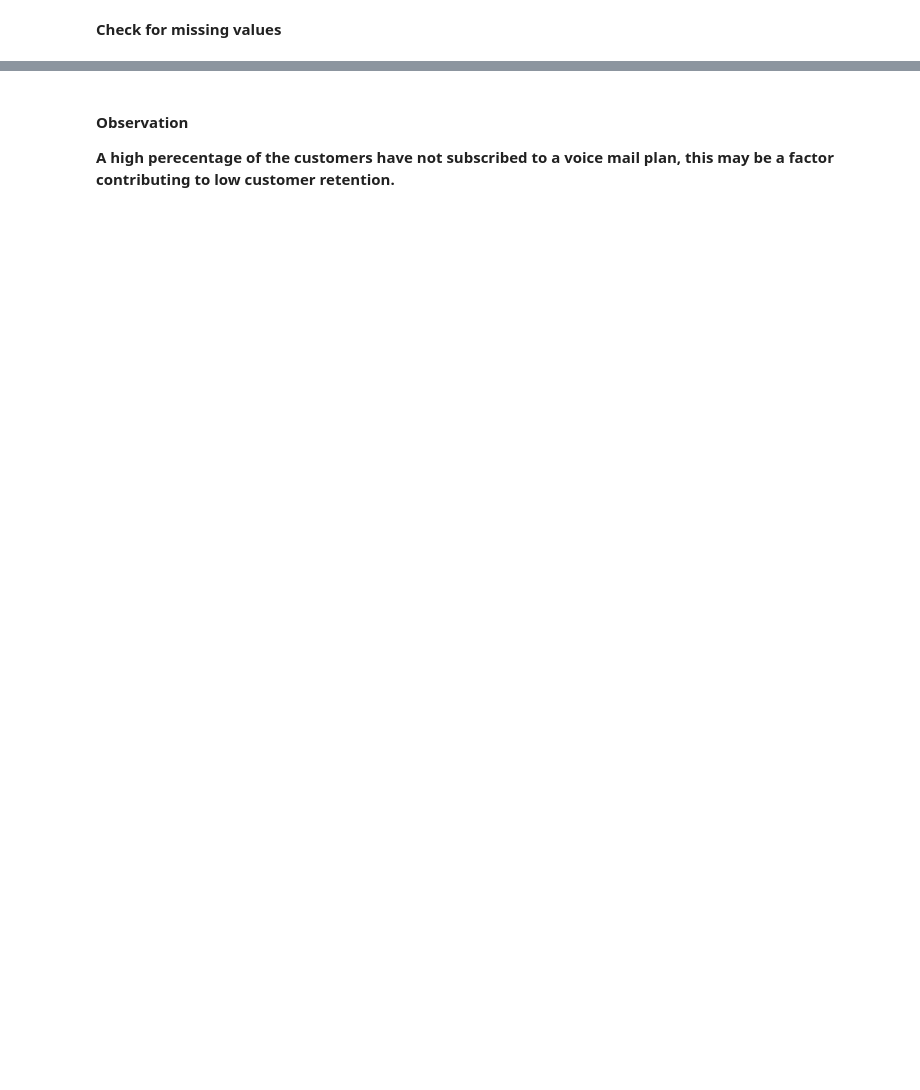
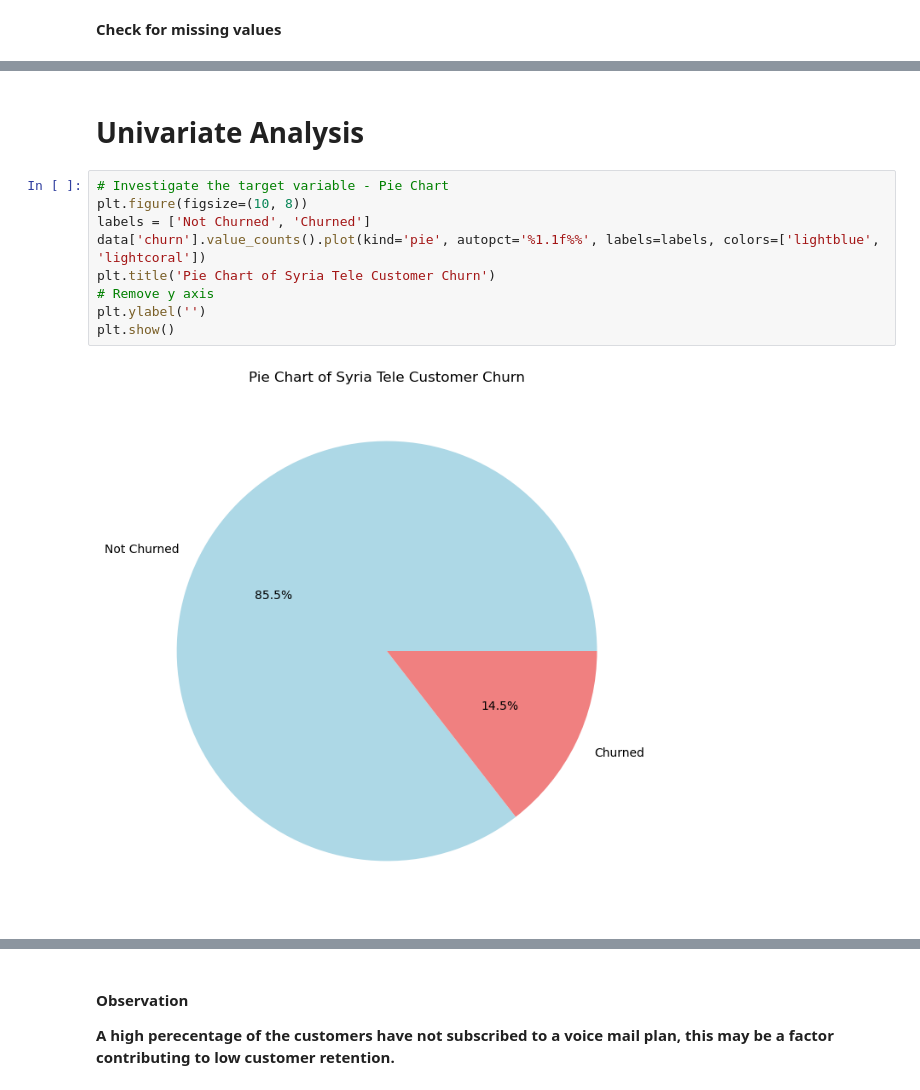
Before and after one commit to georgembugua00/syriatel_customer_churn_project, a Jupyter notebook: notebook.ipynb, the cells around one changed output, grey strips where cells are left out. Saved outputs shown, nothing was run; the diff lists cells and outputs as text; blank space fills up the shorter version.

```diff
--- a/notebook.ipynb
+++ b/notebook.ipynb
@@ -183,0 +230,13 @@ null
+# %% [markdown]
+# Univariate Analysis
+# %%
+# Investigate the target variable - Pie Chart
+plt.figure(figsize=(10, 8))
+labels = ['Not Churned', 'Churned']
+data['churn'].value_counts().plot(kind='pie', autopct='%1.1f%%', labels=labels, colors=['lightblue', 'lightcoral'])
+plt.title('Pie Chart of Syria Tele Customer Churn')
+# Remove y axis
+plt.ylabel('')
+plt.show()
+# %% [output]
+[figure, added]
```
Also changed, not shown: parts of 28 cells of this notebook.
